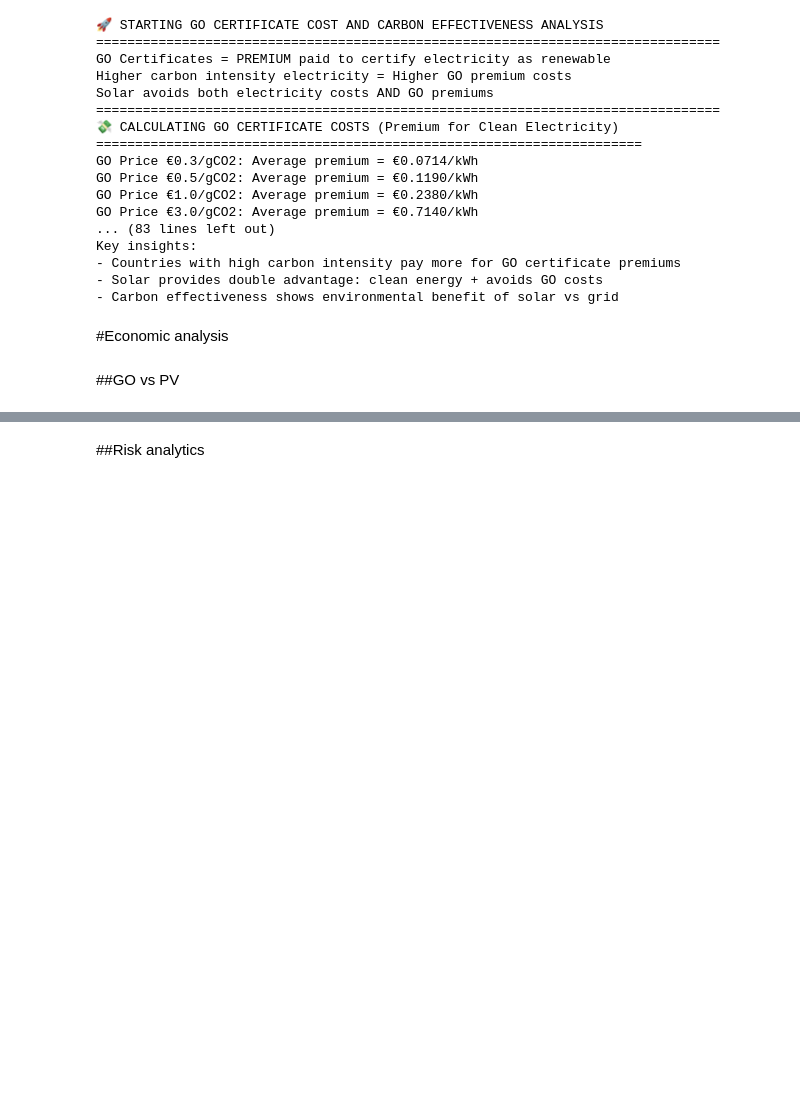
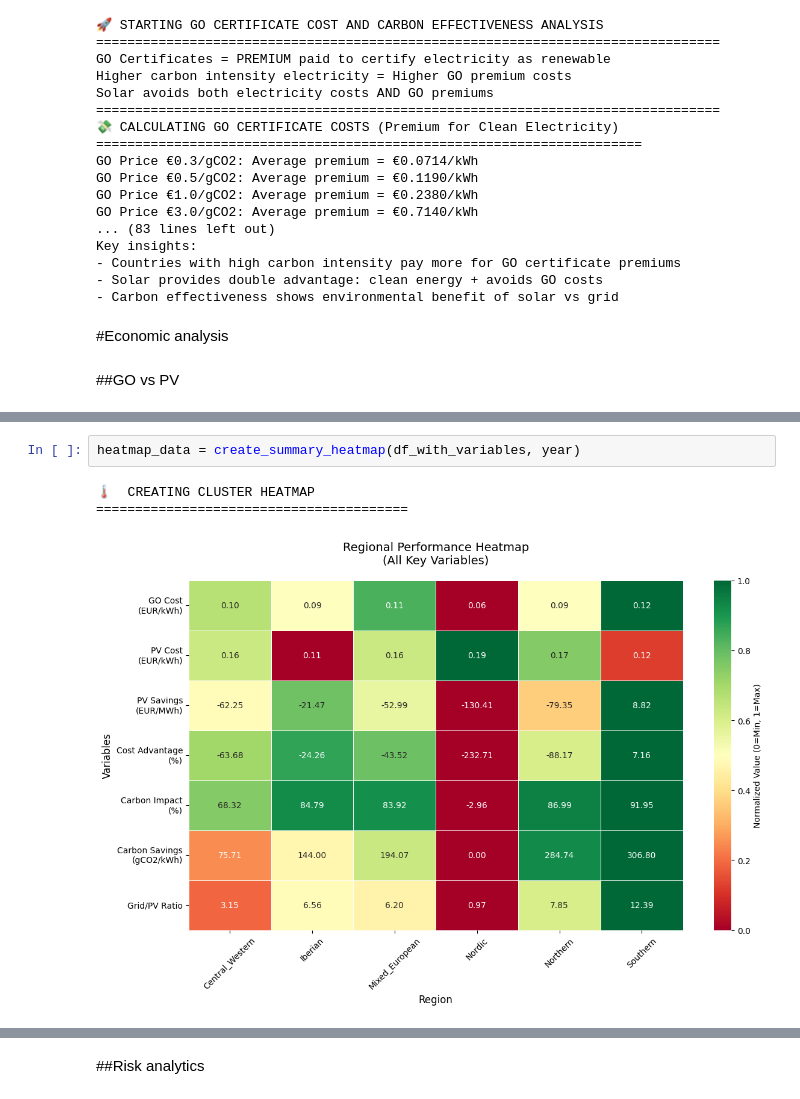
Before and after one commit to BalthazazarDuc/MasterThesis, a Jupyter notebook: Copie_de_MasterThesis.ipynb, the cells around one changed output, grey strips where cells are left out. Drawn from its saved outputs; the diff is of its cells as text; blank space fills up the shorter version.

```diff
--- a/Copie_de_MasterThesis.ipynb
+++ b/Copie_de_MasterThesis.ipynb
@@ -1383,0 +1874,6 @@ validity_issues = assess_cluster_validity(cluster_analysis)
+# %%
+heatmap_data = create_summary_heatmap(df_with_variables, year)
+# %% [output]
+🌡️  CREATING CLUSTER HEATMAP
+========================================
+[figure, added]
```
Also changed, not shown: parts of 16 cells of this notebook.
